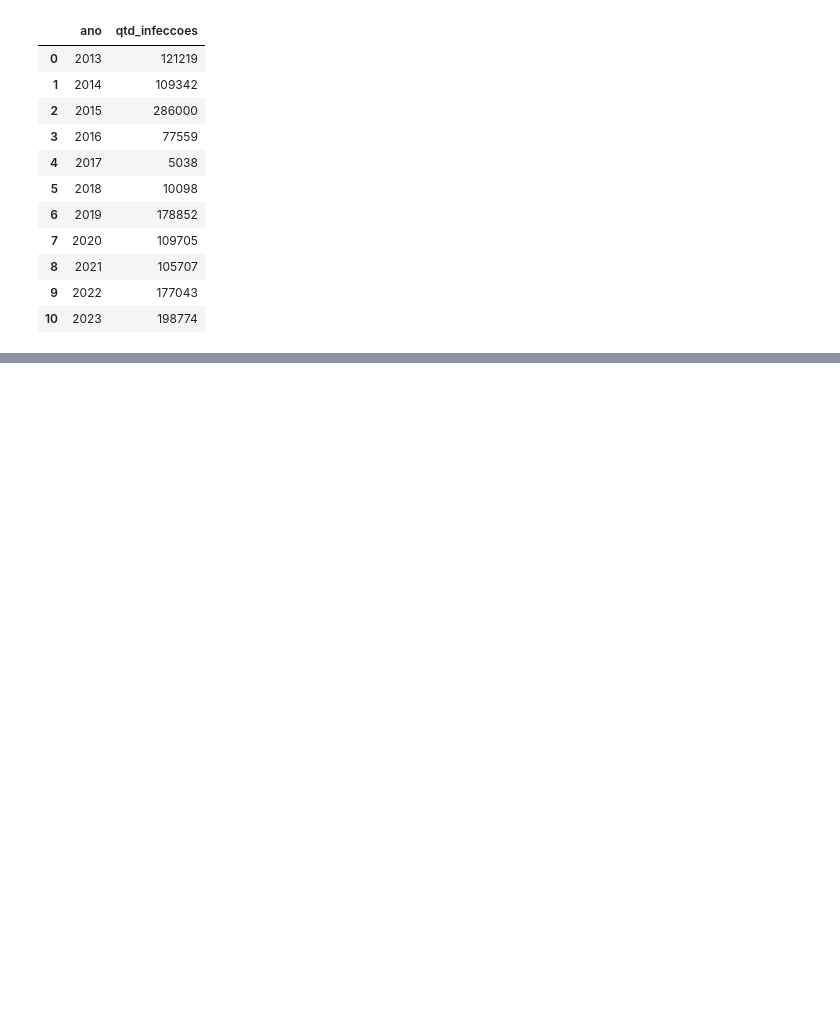
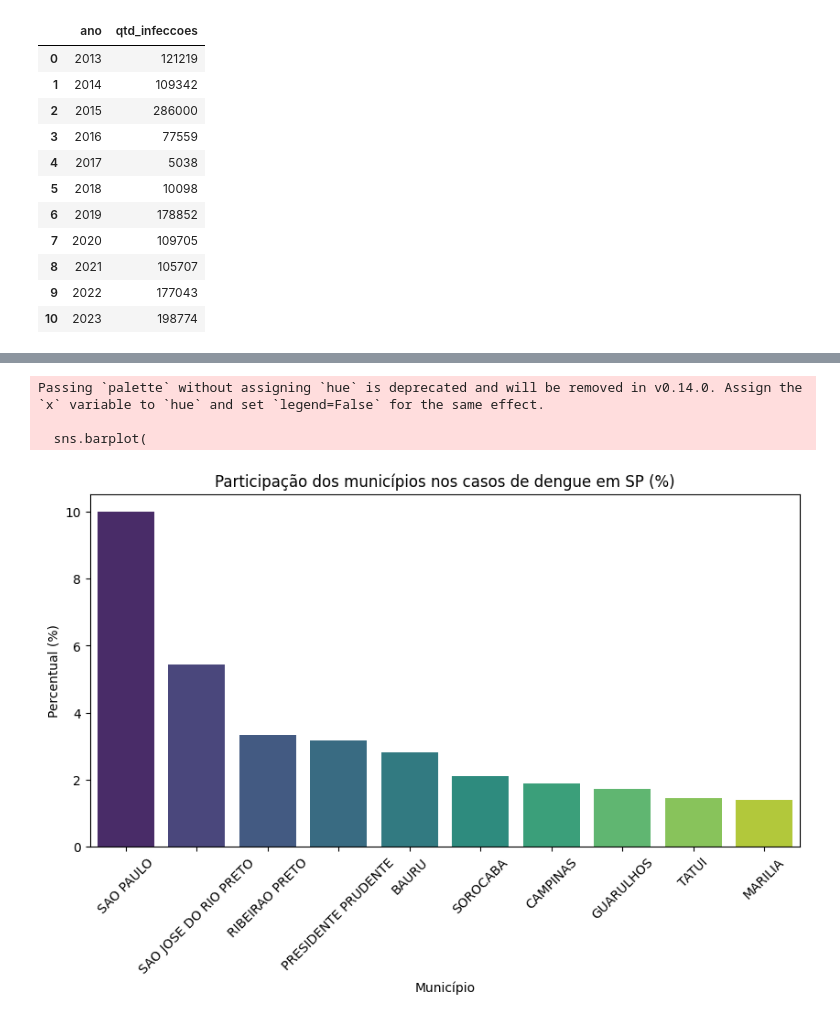
Before and after one commit to AleLucasG/Pos_Tech_FIAP_Data_Analytics, a Jupyter notebook: 01-data-analytics/handson/handson-01-analise-dados-storytelling/Desafio - Análise de Dados e Storytelling.ipynb, the cells around one changed output, grey strips where cells are left out. Cells and saved outputs as stored; diff of their text form; code cells hidden in the pictures; blank space fills up the shorter version.

```diff
--- a/01-data-analytics/handson/handson-01-analise-dados-storytelling/Desafio - Análise de Dados e Storytelling.ipynb
+++ b/01-data-analytics/handson/handson-01-analise-dados-storytelling/Desafio - Análise de Dados e Storytelling.ipynb
@@ -123,0 +260,7 @@ plt.show()
+# %%
+total_sp = df_sp['qtd_infeccoes'].sum()
+
+# Cria coluna de percentual
+municipios_total_sp['percentual'] = (municipios_total_sp['qtd_infeccoes'] / total_sp) * 100
+
+municipios_total_sp.head()
@@ -123,0 +274,4 @@ plt.show()
+# %%
+top10_municipios = municipios_total_sp.head(10)
+
+top10_municipios
@@ -123,0 +290,22 @@ plt.show()
+# %%
+plt.figure(figsize=(10, 5))
+
+sns.barplot(
+    data=top10_municipios,
+    x='municipio',
+    y='percentual',
+    palette='viridis'
+)
+
+plt.xticks(rotation=45)
+
+plt.title('Participação dos municípios nos casos de dengue em SP (%)')
+plt.xlabel('Município')
+plt.ylabel('Percentual (%)')
+
+plt.show()
+# %% [output]
+Passing `palette` without assigning `hue` is deprecated and will be removed in v0.14.0. Assign the `x` variable to `hue` and set `legend=False` for the same effect.
+
+  sns.barplot(
+[figure, added]
```
Also changed, not shown: parts of 13 cells of this notebook.
